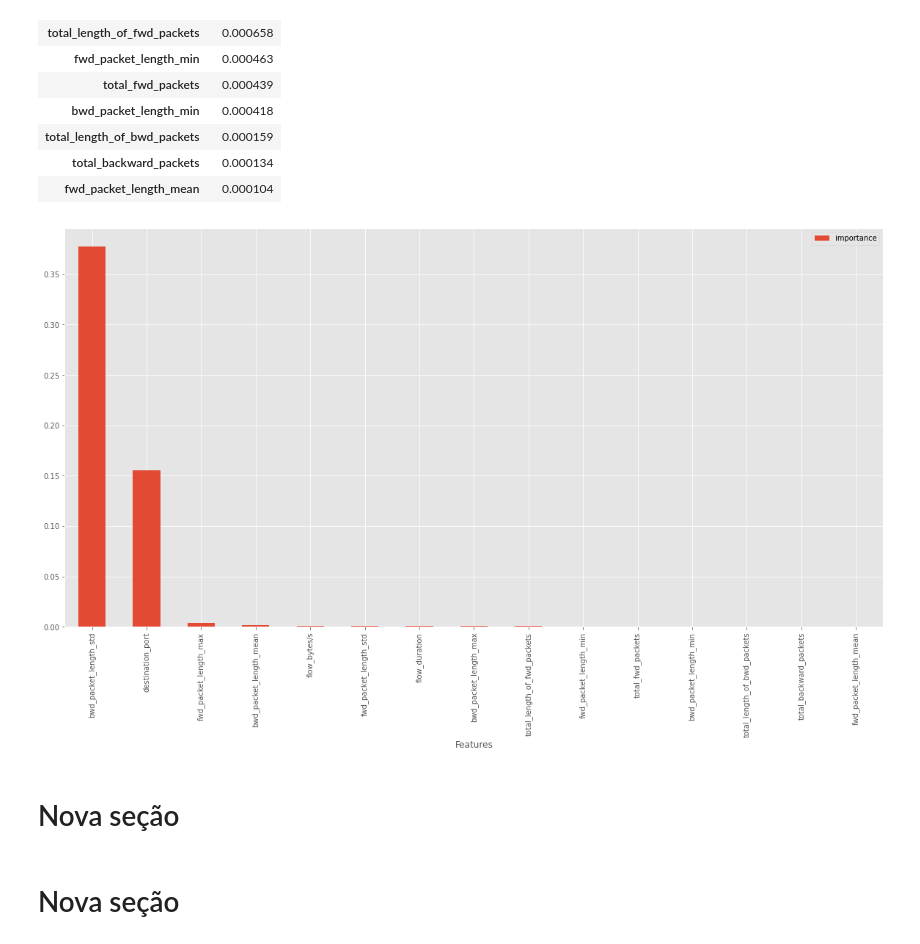
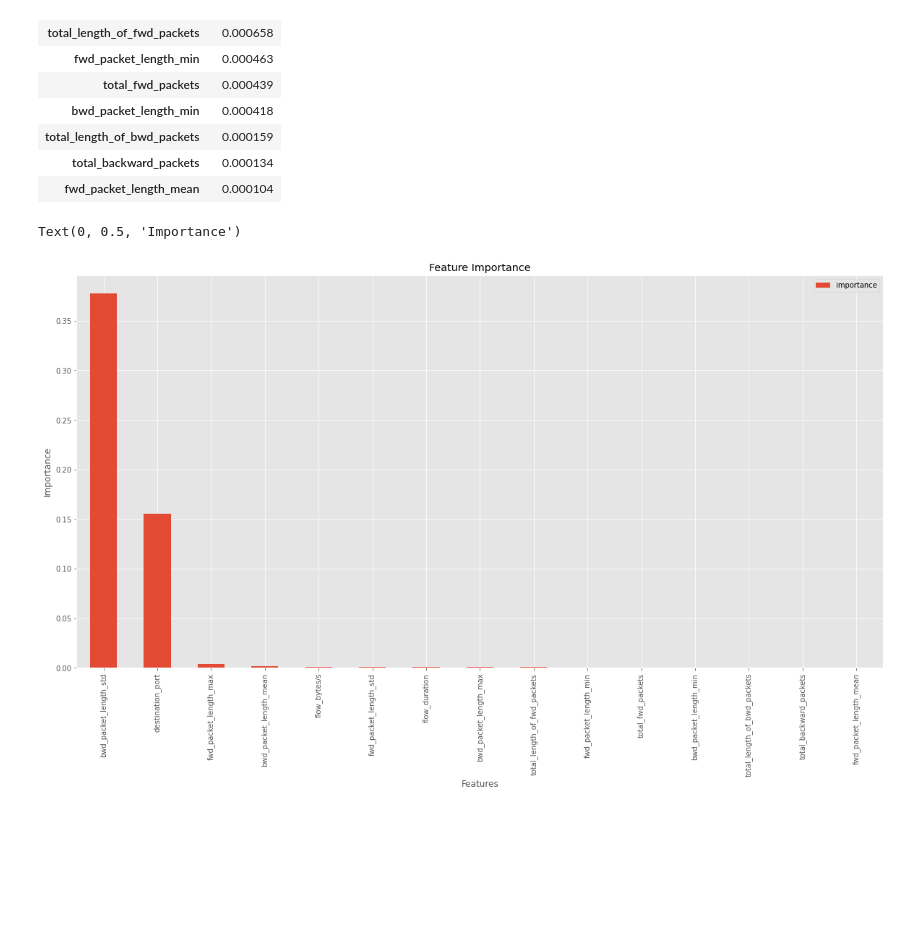
Before and after one commit to modelonulo/ml-based-intrusion-detection-system, a Jupyter notebook: ml_ids_colab.ipynb, the cells around one changed output. Cells and saved outputs as stored; diff of their text form; code cells hidden in the pictures; blank space fills up the shorter version.

```diff
--- a/ml_ids_colab.ipynb
+++ b/ml_ids_colab.ipynb
@@ -326,10 +326,9 @@ features_values_importance = features_values_importance.sort_values('importance'
 # %%
 plt.style.use('ggplot')
 plt.rcParams['figure.figsize'] = (20, 10)
 features_values_importance.plot.bar();
+plt.title('Feature Importance')
+plt.ylabel('Importance')
 # %% [output]
+Text(0, 0.5, 'Importance')
-[figure, old version]
+[figure, new version]
-# %% [markdown]
-# Nova seção
-# %% [markdown]
-# Nova seção
```
